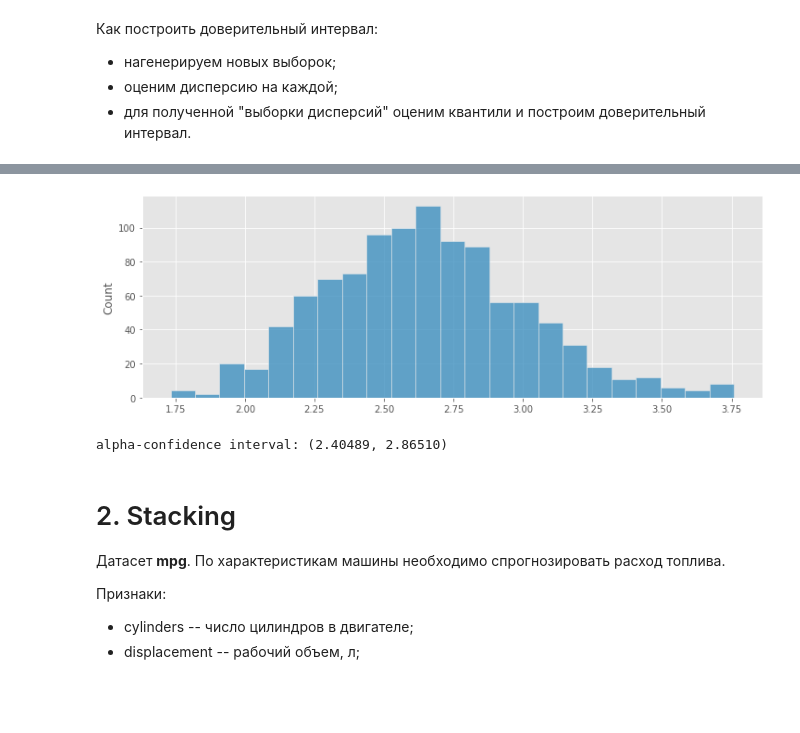
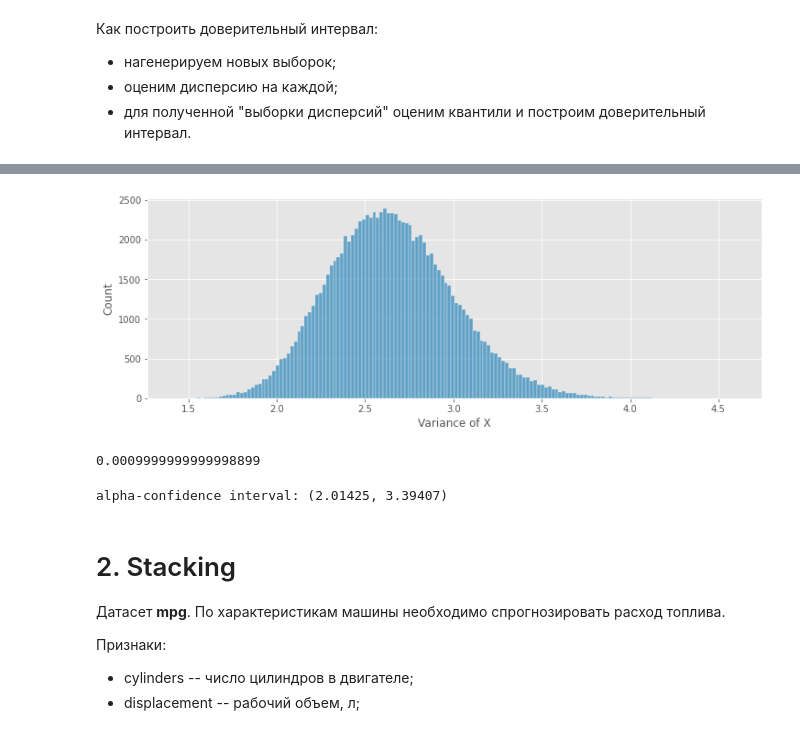
Before and after one commit to rgabdullin/MLDA2021, a Jupyter notebook: classes/week10/seminar10.ipynb, the cells around one changed output, grey strips where cells are left out. Drawn from its saved outputs; the diff is of its cells as text; code cells hidden in the pictures; blank space fills up the shorter version.

```diff
--- a/classes/week10/seminar10.ipynb
+++ b/classes/week10/seminar10.ipynb
@@ -110,2 +114,7 @@ np.var(X)
 # %%
 # построить гистограмму одного сэмплирования
+# %%
+Xb = np.random.choice(X, size=N)
+sns.histplot(Xb, color='red', alpha=0.4)
+sns.histplot(X, color='blue', alpha=0.4)
+plt.show()
@@ -112,25 +123,31 @@ np.var(X)
 # %%
-M = 1024
+M = 102400
 var_list = []
 
 for _ in range(M):
     Xb = np.random.choice(X, size=N)
     var = np.var(Xb)
-
     var_list.append(var)
 
-sns.histplot(var_list);
+sns.histplot(var_list)
+plt.xlabel('Variance of X')
+plt.show()
 # %% [output]
-[figure, old version]
+[figure, new version]
+# %%
+ks, pvalue = kstest_normal(var_list, dist='norm')
+pvalue
+# %% [output]
+0.0009999999999998899
 # %%
-alpha = 0.5
+alpha = 0.05
 
 q0 = np.quantile(var_list, alpha / 2)
 q1 = np.quantile(var_list, 1 - alpha / 2)
 
 print(f'alpha-confidence interval: ({q0:.5f}, {q1:.5f})')
 # %% [output]
-alpha-confidence interval: (2.40489, 2.86510)
+alpha-confidence interval: (2.01425, 3.39407)
 # %% [markdown]
 # 2. Stacking
 
```
Also changed, not shown: parts of 12 cells of this notebook.
